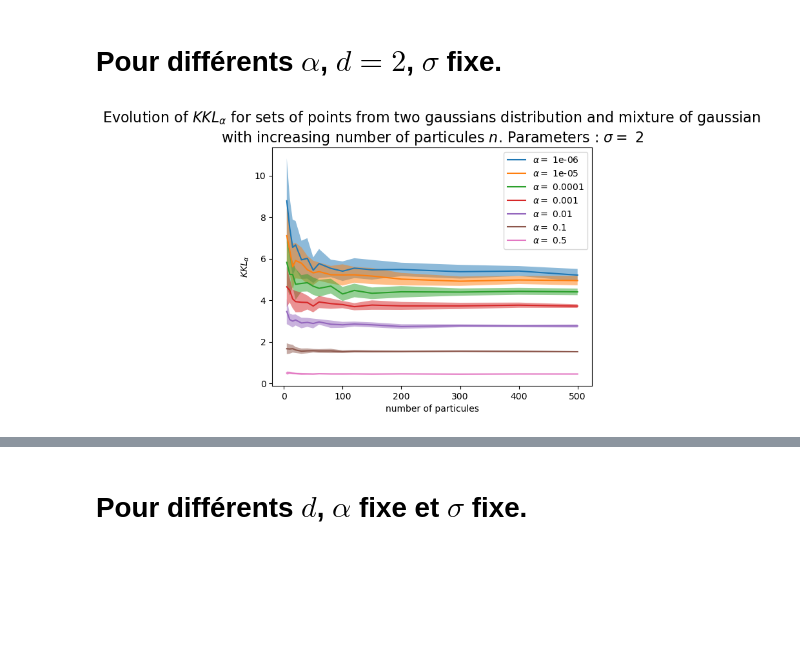
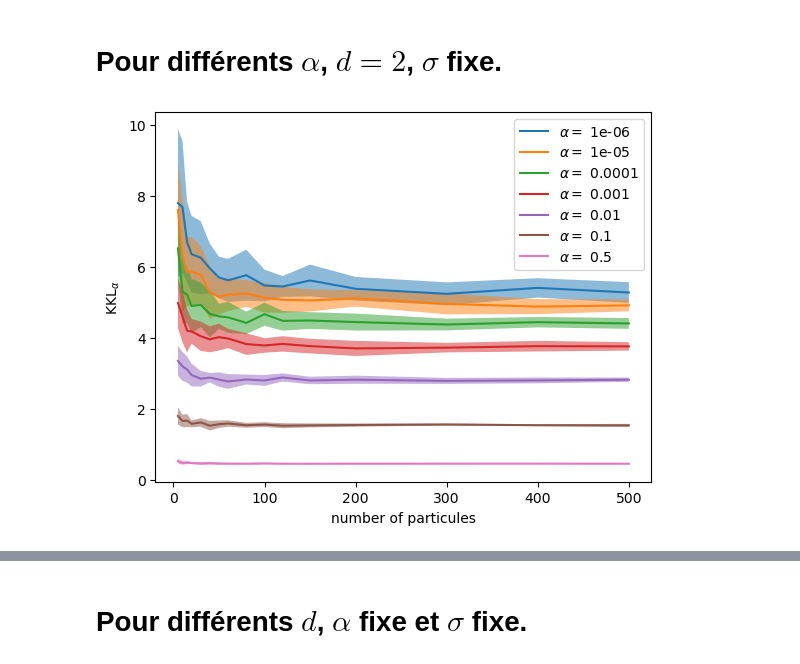
Before and after one commit to cclementine25/KKL-divergence-gradient-flows, a Jupyter notebook: Regularized/evolution_KKL_n.ipynb, the cells around one changed output, grey strips where cells are left out. Saved outputs shown, nothing was run; the diff lists cells and outputs as text; code cells hidden in the pictures; blank space fills up the shorter version.

```diff
--- a/Regularized/evolution_KKL_n.ipynb
+++ b/Regularized/evolution_KKL_n.ipynb
@@ -40,33 +40,33 @@ for alpha in [1e-6,1e-5,0.0001,0.001,0.01,0.1,0.5]:
     for j in range(len(N)):
         F = np.zeros(nb_it)
         for i in range(nb_it):
             y = gy.gaussian(muy,Sigmay,N[j]) #gy.mixt_gauss(gy.MU,[np.identity(2),np.identity(2)], [1/2,1/2], N[j])
             x = gy.gaussian(1/5 *mux,Sigmax,N[j])
 
             Ky = 1/N[j] * k(y,y)
             Ly,V = np.linalg.eig(Ky)
             V = V.transpose()
             Ly = np.real(Ly)
             Packy = [Ky,Ly,V]
 
             J = lambda x,y : dv.KKL(x, y,k,Packy,alpha)
             F[i] = J(x,y)
         KKL_n[j] = np.mean(F)
         I_KKL_n[j] = np.std(F)
 
         #KKL_inv_n.append(J(y,x))
 
         #axs[j//4,j%4].scatter(x[:,0],x[:,1])
         #axs[j//4,j%4].scatter(y[:,0],y[:,1])
 
 
     #plt.figure()
     plt.plot(N,KKL_n,label = r"$\alpha =$ " + str(alpha))
     plt.fill_between(N,KKL_n - I_KKL_n,KKL_n + I_KKL_n,alpha = 0.5)
     #plt.plot(np.linspace(0,150,100), 0.2/ np.sqrt(np.linspace(0,150,100))+ 1.54)
-    plt.title("Evolution of " + r"$KKL_{\alpha}$" + " for sets of points from two gaussians distribution and mixture of gaussian \nwith increasing number of particules " + r"$n$." + " Parameters : " + r"$\sigma =$ " + str(sigma)  ,fontsize = 16)
+    #plt.title("Evolution of " + r"$KKL_{\alpha}$" + " for sets of points from two gaussians distribution and mixture of gaussian \nwith increasing number of particules " + r"$n$." + " Parameters : " + r"$\sigma =$ " + str(sigma)  ,fontsize = 16)
     plt.xlabel('number of particules')
-    plt.ylabel(r'$KKL_{\alpha}$')
+    plt.ylabel(r'KKL$_{\alpha}$')
     plt.legend()
 # %% [output]
-[figure, old version]
+[figure, new version]
```
Also changed, not shown: parts of 2 cells of this notebook, 4 other files.
